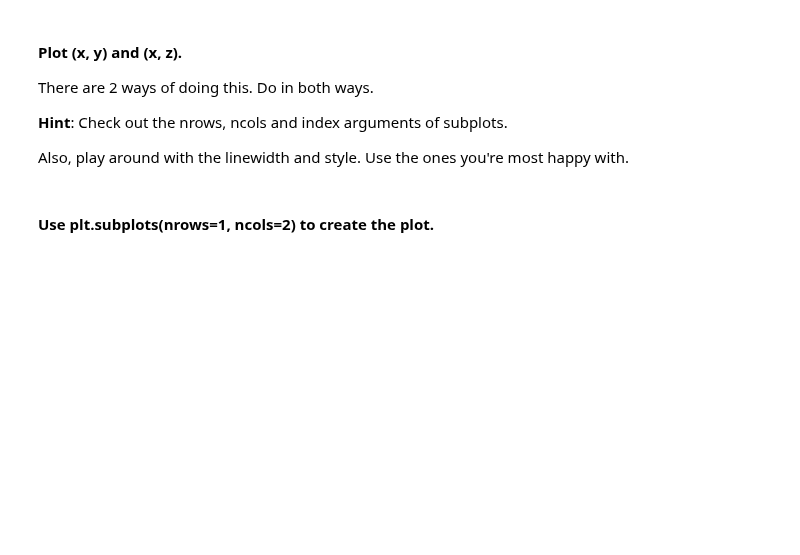
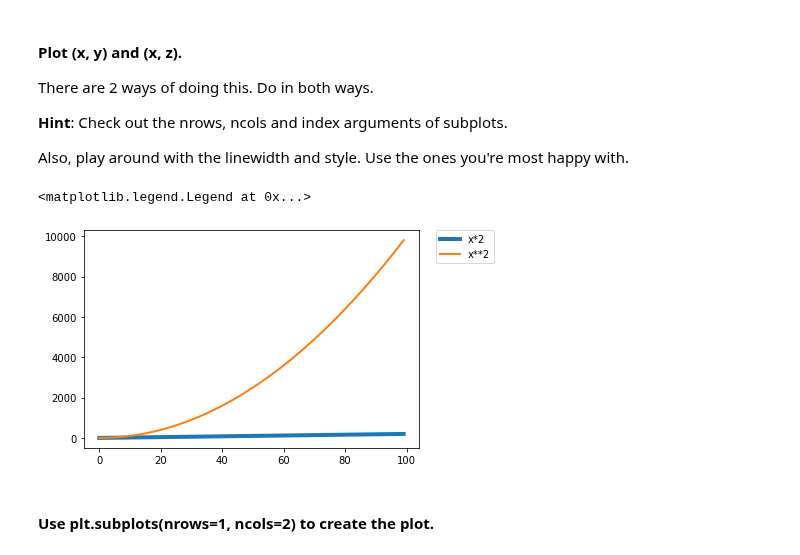
Before and after one commit to ta-data-lis/lab-matplotlib-seaborn, a Jupyter notebook: your-code/main.ipynb, the cells around one changed output. Drawn from its saved outputs; the diff is of its cells as text; code cells hidden in the pictures; blank space fills up the shorter version.

```diff
--- a/your-code/main.ipynb
+++ b/your-code/main.ipynb
@@ -25,2 +25,10 @@ Also, play around with the linewidth and style. Use the ones you're most happy w
+# %%
+# Method 1
+plt.plot(x,y,label="x*2", linewidth=4)
+plt.plot(x,z,label="x**2", linewidth=2)
+plt.legend(bbox_to_anchor=(1.05, 1), loc='upper left', borderaxespad=0.)
+# %% [output]
+<matplotlib.legend.Legend at 0x...>
+[figure, added]
 # %% [markdown]
 #### Use plt.subplots(nrows=1, ncols=2) to create the plot.
```
Also changed, not shown: parts of 56 cells of this notebook, 2 other files.
